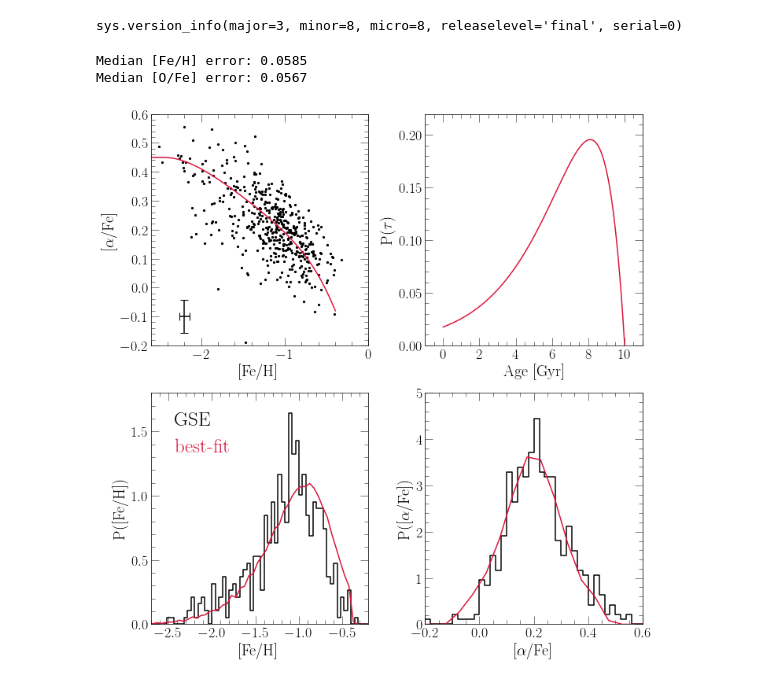
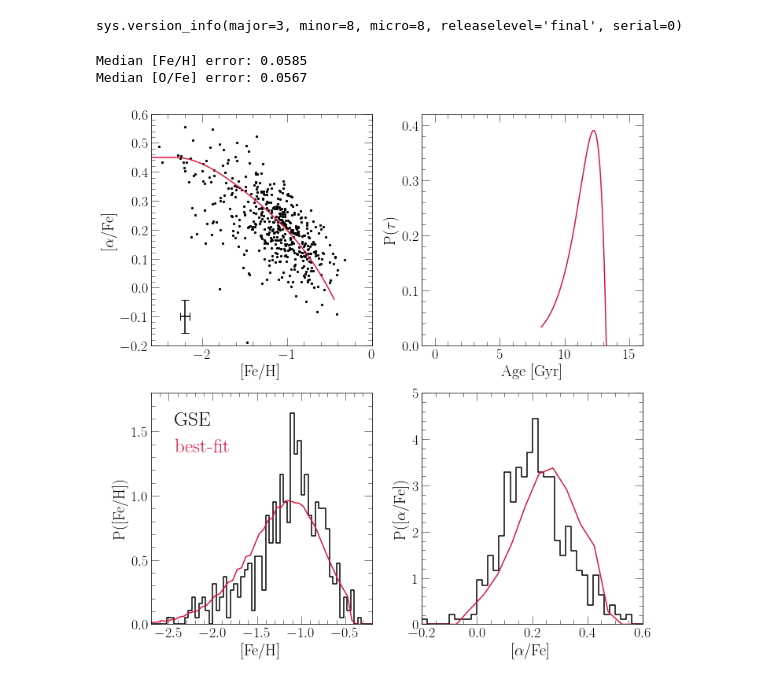
Before and after one commit to giganano/h3halo, a Jupyter notebook: notebooks/GSE.ipynb, the cells around one changed output. Saved outputs shown, nothing was run; the diff lists cells and outputs as text; code cells hidden in the pictures.

```diff
--- a/notebooks/GSE.ipynb
+++ b/notebooks/GSE.ipynb
@@ -51,26 +51,30 @@ del kwargs["linestyle"]
 kwargs["s"] = 5
 axes[0][0].scatter(data["[fe/h]"], data["[o/fe]"], **kwargs)
 
+endtime = 5
 with vice.singlezone(name = "bestfit") as sz:
-    sz.func = exponential(timescale = 2.45)
+    sz.func = exponential(timescale = 1.05)
     sz.mode = "ifr"
     sz.Mg0 = 0
     sz.nthreads = 2
-    sz.tau_star = 23.86
-    sz.eta = 15.25
-    out = sz.run(np.linspace(0, 10, 1001), overwrite = True, capture = True)
+    sz.tau_star = 17.29
+    sz.eta = 18.40
+    sz.dt = endtime / 1000
+    out = sz.run(np.linspace(0, endtime, 1001), overwrite = True, capture = True)
     axes[0][0].plot(out.history["[fe/h]"], out.history["[o/fe]"],
         c = named_colors()["crimson"])
 
 axes[0][1].set_xlabel("Age [Gyr]")
 axes[0][1].set_ylabel(r"P($\tau$)")
-axes[0][1].set_xlim([-1, 11])
-axes[0][1].set_xticks([0, 2, 4, 6, 8, 10])
-axes[0][1].set_ylim([0, 0.22])
+axes[0][1].set_xlim([-1, 16])
+# axes[0][1].set_xticks([0, 2, 4, 6, 8, 10])
+axes[0][1].set_ylim([0, 0.42])
+shift = 13.2 - endtime
+xvals = [_ + shift for _ in out.history["lookback"]]
 dt = out.history["time"][1] - out.history["time"][0]
 norm = sum(out.history["sfr"]) * dt
 agedist = [_ / norm for _ in out.history["sfr"]]
-axes[0][1].plot(out.history["lookback"], agedist, c = named_colors()["crimson"])
+axes[0][1].plot(xvals, agedist, c = named_colors()["crimson"])
 
 axes[1][0].set_xlabel("[Fe/H]")
 axes[1][0].set_ylabel("P([Fe/H])")
@@ -80,31 +84,31 @@ axes[1][0].set_yticks([0, 0.5, 1.0, 1.5])
 hist, bins = np.histogram(data["[fe/h]"], bins = 100, range = [-3, 1], density = True)
 axes[1][0].step(bins[:-1], hist, where = "post", c = named_colors()["black"],
     label = "GSE")
 xvals = [(a + b) / 2 for a, b in zip(out.mdf["bin_edge_left"], out.mdf["bin_edge_right"])]
 axes[1][0].plot(xvals, out.mdf["dn/d[fe/h]"], c = named_colors()["crimson"],
     label = "best-fit")
 
 kwargs = {
     "loc": mpl_loc("upper left"),
     "ncol": 1,
     "handlelength": 0,
     "fontsize": 25
 }
 leg = axes[1][0].legend(**kwargs)
 fancy_legend(leg, ["black", "crimson"])
 
 axes[1][1].set_xlabel(r"[$\alpha$/Fe]")
 axes[1][1].set_ylabel(r"P([$\alpha$/Fe])")
 axes[1][1].set_xlim([-0.2, 0.6])
 axes[1][1].set_ylim([0, 5])
 hist, bins = np.histogram(data["[o/fe]"], bins = 100, range = [-1, 1], density = True)
 axes[1][1].step(bins[:-1], hist, where = "post", c = named_colors()["black"])
 axes[1][1].plot(xvals, out.mdf["dn/d[o/fe]"], c = named_colors()["crimson"])
 
 plt.tight_layout()
 for ext in ["pdf", "jpeg"]: plt.savefig("./GSE_distributions.%s" % (ext))
 plt.show()
 # %% [output]
 Median [Fe/H] error: 0.0585
 Median [O/Fe] error: 0.0567
-[figure, old version]
+[figure, new version]
```
Also changed, not shown: 17 other files.
